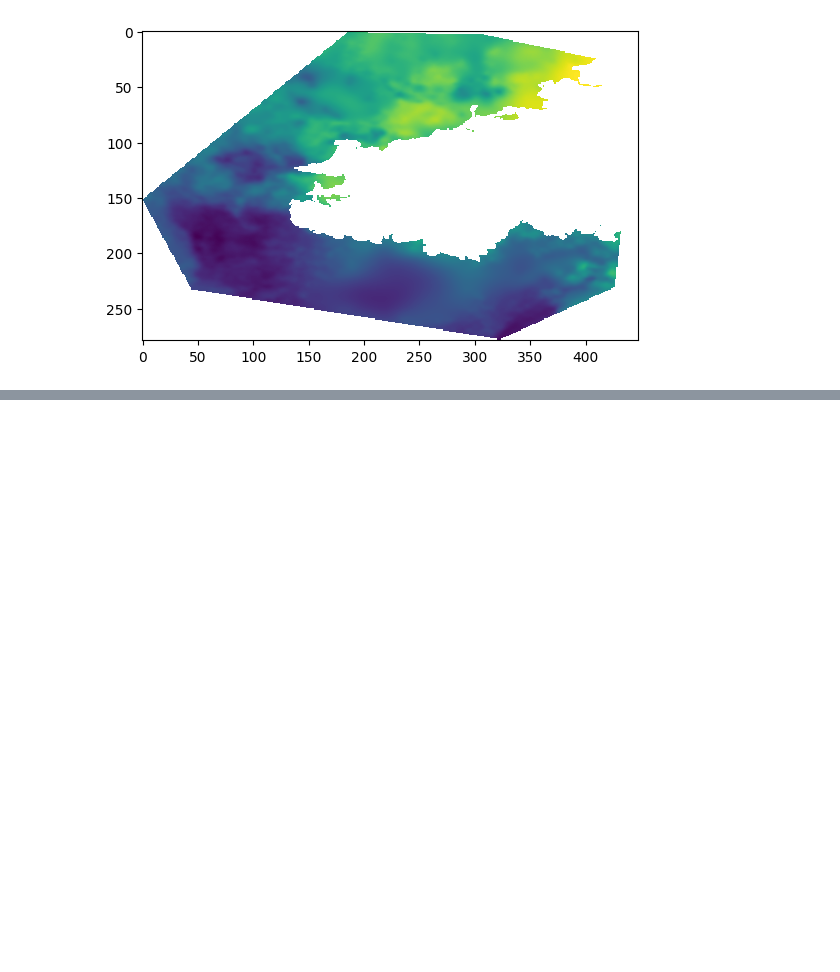
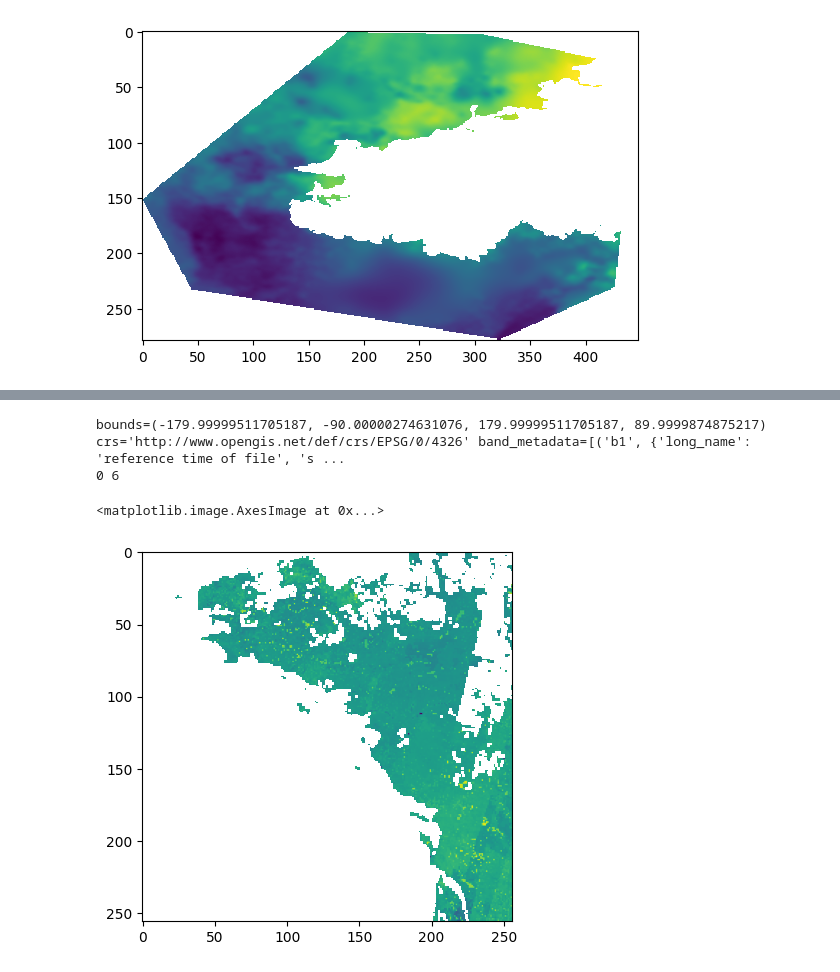
Before and after one commit to cogeotiff/rio-tiler, a Jupyter notebook: docs/src/examples/Using-rio-tiler-XarrayReader.ipynb, the cells around one changed output, grey strips where cells are left out. Saved outputs shown, nothing was run; the diff lists cells and outputs as text; code cells hidden in the pictures; blank space fills up the shorter version.

```diff
--- a/docs/src/examples/Using-rio-tiler-XarrayReader.ipynb
+++ b/docs/src/examples/Using-rio-tiler-XarrayReader.ipynb
@@ -113,0 +116,14 @@ plt.imshow(img.data_as_image())
+# %%
+import fsspec
+
+filesystem = fsspec.filesystem("https")
+
+fp = filesystem.open(
+    "https://dap.ceda.ac.uk/neodc/esacci/land_surface_temperature/data/MULTISENSOR_IRCDR/L3S/0.01/v2.00/monthly/2020/11/ESACCI-LST-L3S-LST-IRCDR_-0.01deg_1MONTHLY_DAY-20201101000000-fv2.00.nc"
+)
+ds = xarray.open_dataset(
+    fp,
+    engine="h5netcdf",
+    decode_coords="all",
+)
+ds
@@ -113,0 +148,10 @@ plt.imshow(img.data_as_image())
+# %%
+da = ds["lst"]
+
+# # Make sure we have a valid CRS
+crs = da.rio.crs or "epsg:4326"
+da.rio.write_crs(crs, inplace=True)
+
+# Select the first time stamp
+# da = da.isel(time=0)
+da
@@ -113,0 +171,15 @@ plt.imshow(img.data_as_image())
+# %%
+with XarrayReader(da) as dst:
+    print(dst.info())
+    print(dst.minzoom, dst.maxzoom)
+# %% [output]
+bounds=(-179.99999511705187, -90.00000274631076, 179.99999511705187, 89.9999874875217) crs='http://www.opengis.net/def/crs/EPSG/0/4326' band_metadata=[('b1', {'long_name': 'reference time of file', 's ...
+0 6
+# %%
+with XarrayReader(da) as dst:
+    img = dst.tile(31, 22, 6)
+
+plt.imshow(img.data_as_image())
+# %% [output]
+<matplotlib.image.AxesImage at 0x...>
+[figure, added]
```
Also changed, not shown: parts of 3 cells of this notebook.
